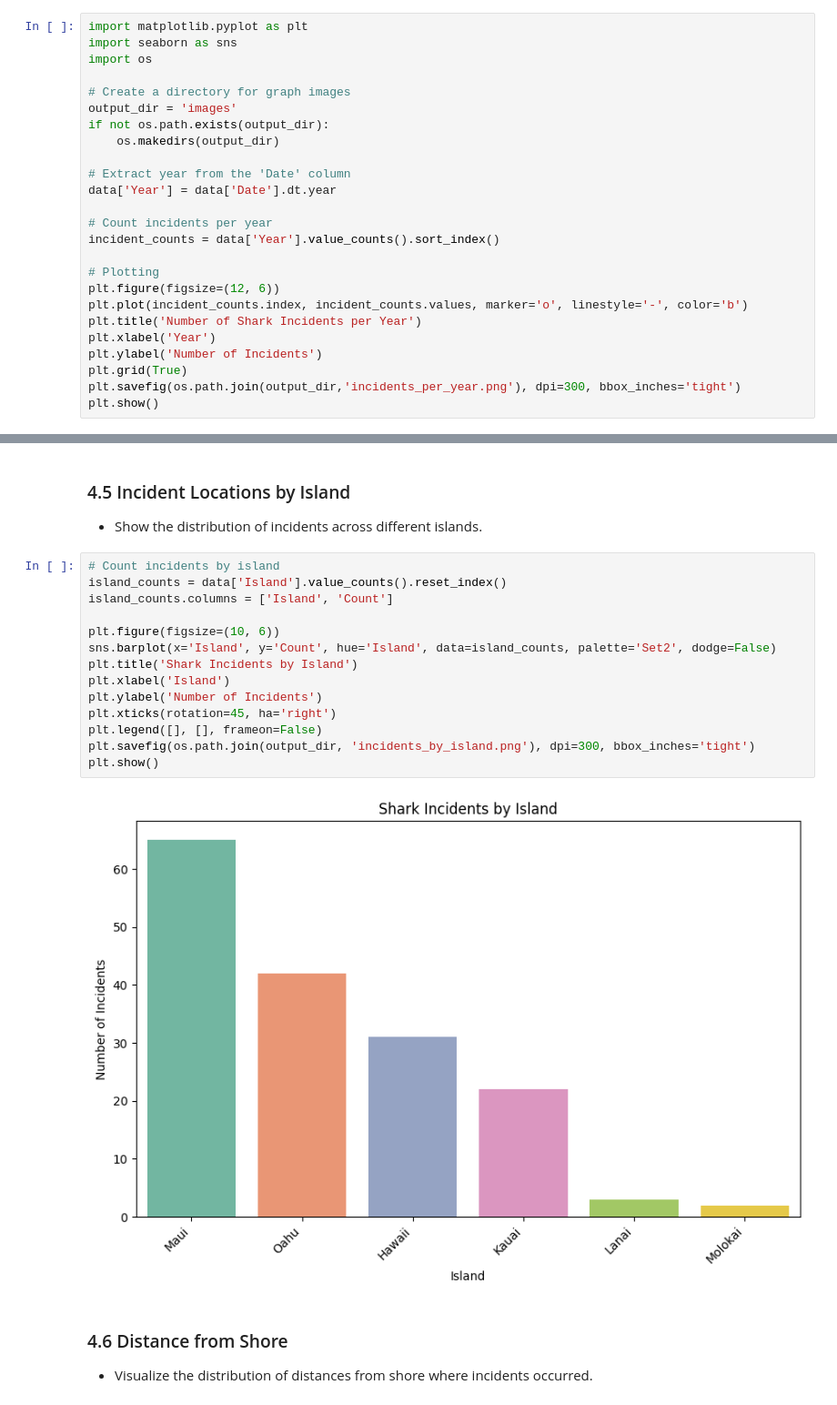
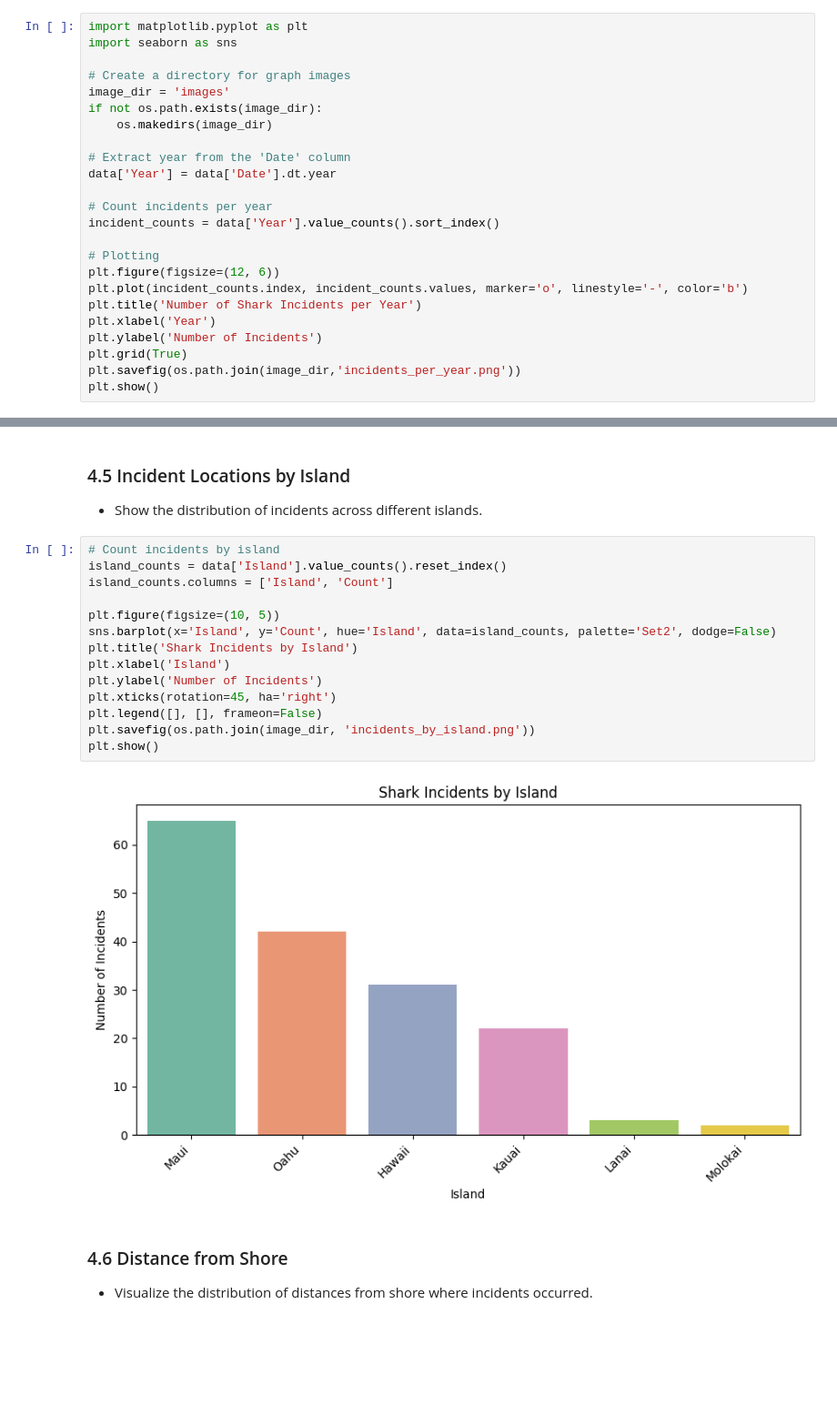
Before and after one commit to mohan-y/hawaii-shark-incident-data-analysis, a Jupyter notebook: hawaii_shark_incident_data_analysis.ipynb, the cells around one changed output, grey strips where cells are left out. Shown at 91% size. Drawn from its saved outputs; the diff is of its cells as text; blank space fills up the shorter version.

```diff
--- a/hawaii_shark_incident_data_analysis.ipynb
+++ b/hawaii_shark_incident_data_analysis.ipynb
@@ -199,12 +207,11 @@ This section demonstrates visualizations to uncover trends and insights in the c
 # %%
 import matplotlib.pyplot as plt
 import seaborn as sns
-import os
 
 # Create a directory for graph images
-output_dir = 'images'
-if not os.path.exists(output_dir):
-    os.makedirs(output_dir)
+image_dir = 'images'
+if not os.path.exists(image_dir):
+    os.makedirs(image_dir)
 
 # Extract year from the 'Date' column
 data['Year'] = data['Date'].dt.year
@@ -219,7 +226,7 @@ plt.title('Number of Shark Incidents per Year')
 plt.xlabel('Year')
 plt.ylabel('Number of Incidents')
 plt.grid(True)
-plt.savefig(os.path.join(output_dir,'incidents_per_year.png'), dpi=300, bbox_inches='tight')
+plt.savefig(os.path.join(image_dir,'incidents_per_year.png'))
 plt.show()
 # %% [output]
 [figure]
@@ -284,19 +291,19 @@ plt.show()
 # %%
 # Count incidents by island
 island_counts = data['Island'].value_counts().reset_index()
 island_counts.columns = ['Island', 'Count']
 
-plt.figure(figsize=(10, 6))
+plt.figure(figsize=(10, 5))
 sns.barplot(x='Island', y='Count', hue='Island', data=island_counts, palette='Set2', dodge=False)
 plt.title('Shark Incidents by Island')
 plt.xlabel('Island')
 plt.ylabel('Number of Incidents')
 plt.xticks(rotation=45, ha='right')
 plt.legend([], [], frameon=False)
-plt.savefig(os.path.join(output_dir, 'incidents_by_island.png'), dpi=300, bbox_inches='tight')
+plt.savefig(os.path.join(image_dir, 'incidents_by_island.png'))
 plt.show()
 # %% [output]
-[figure, old version]
+[figure, new version]
 # %% [markdown]
 ### 4.6 Distance from Shore
 - Visualize the distribution of distances from shore where incidents occurred.
```
Also changed, not shown: parts of 8 cells of this notebook, 4 other files.
